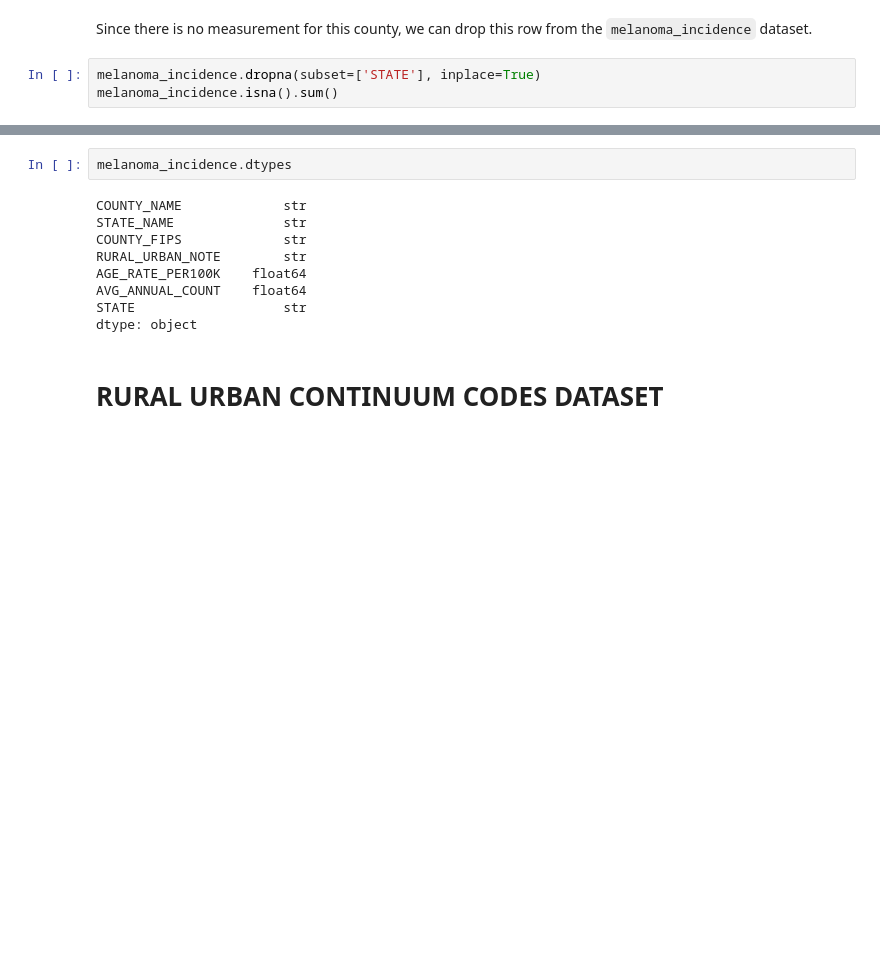
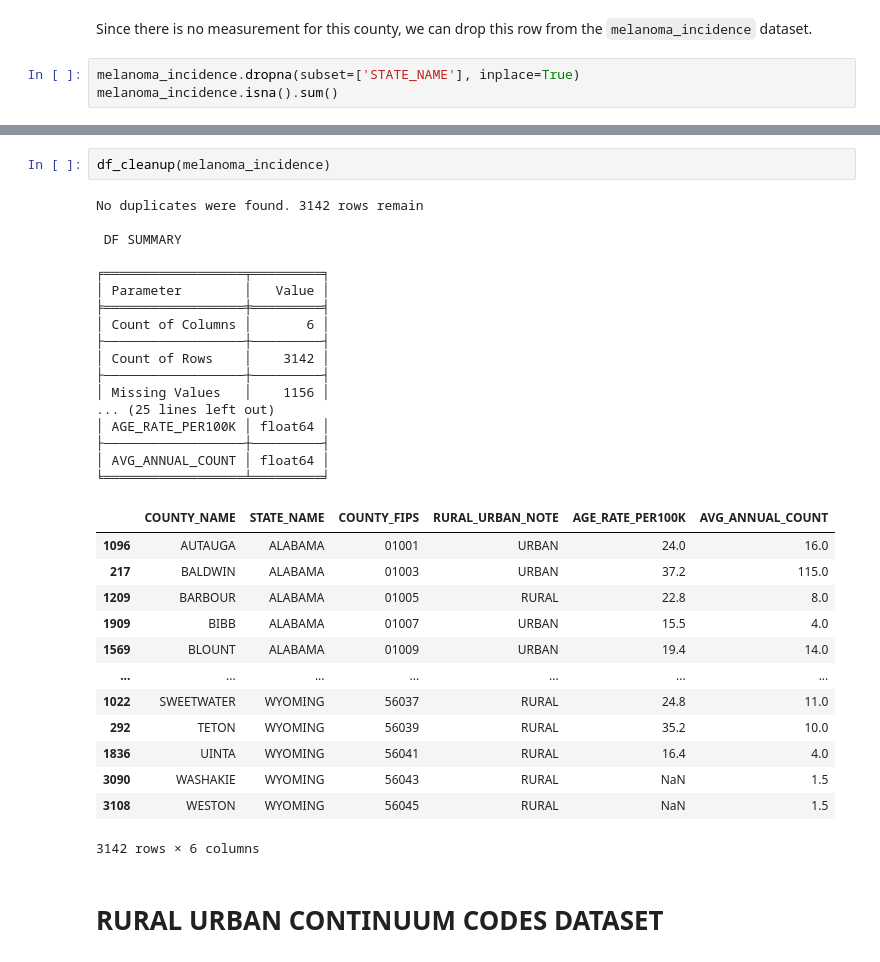
Before and after one commit to brytner/uv-exposure-melanoma-incidence-analysis, a Jupyter notebook: notebook/uv-exposure-melanoma-incidence-analysis.ipynb, the cells around one changed output, grey strips where cells are left out. Cells and saved outputs as stored; diff of their text form; blank space fills up the shorter version.

```diff
--- a/notebook/uv-exposure-melanoma-incidence-analysis.ipynb
+++ b/notebook/uv-exposure-melanoma-incidence-analysis.ipynb
@@ -295,6 +357,6 @@ FIPS CODE NOT FOUND
 # %% [markdown]
 Since there is no measurement for this county, we can drop this row from the `melanoma_incidence` dataset.
 # %%
-melanoma_incidence.dropna(subset=['STATE'], inplace=True)
+melanoma_incidence.dropna(subset=['STATE_NAME'], inplace=True)
 melanoma_incidence.isna().sum()
 # %% [output]
@@ -328,15 +389,37 @@ df_insights(melanoma_incidence)
 ╘══════════════════╧═════════╛
-# %%
-melanoma_incidence.dtypes
-# %% [output]
-COUNTY_NAME             str
-STATE_NAME              str
-COUNTY_FIPS             str
-RURAL_URBAN_NOTE        str
-AGE_RATE_PER100K    float64
-AVG_ANNUAL_COUNT    float64
-STATE                   str
-dtype: object
+# %%
+df_cleanup(melanoma_incidence)
+# %% [output]
+No duplicates were found. 3142 rows remain
+
+ DF SUMMARY
+
+╒══════════════════╤═════════╕
+│ Parameter        │   Value │
+╞══════════════════╪═════════╡
+│ Count of Columns │       6 │
+├──────────────────┼─────────┤
+│ Count of Rows    │    3142 │
+├──────────────────┼─────────┤
+│ Missing Values   │    1156 │
+... (25 lines left out)
+│ AGE_RATE_PER100K │ float64 │
+├──────────────────┼─────────┤
+│ AVG_ANNUAL_COUNT │ float64 │
+╘══════════════════╧═════════╛
+|  | COUNTY_NAME | STATE_NAME | COUNTY_FIPS | RURAL_URBAN_NOTE | AGE_RATE_PER100K | AVG_ANNUAL_COUNT |
+| 1096 | AUTAUGA | ALABAMA | 01001 | URBAN | 24.0 | 16.0 |
+| 217 | BALDWIN | ALABAMA | 01003 | URBAN | 37.2 | 115.0 |
+| 1209 | BARBOUR | ALABAMA | 01005 | RURAL | 22.8 | 8.0 |
+| 1909 | BIBB | ALABAMA | 01007 | URBAN | 15.5 | 4.0 |
+| 1569 | BLOUNT | ALABAMA | 01009 | URBAN | 19.4 | 14.0 |
+| ... | ... | ... | ... | ... | ... | ... |
+| 1022 | SWEETWATER | WYOMING | 56037 | RURAL | 24.8 | 11.0 |
+| 292 | TETON | WYOMING | 56039 | RURAL | 35.2 | 10.0 |
+| 1836 | UINTA | WYOMING | 56041 | RURAL | 16.4 | 4.0 |
+| 3090 | WASHAKIE | WYOMING | 56043 | RURAL | NaN | 1.5 |
+| 3108 | WESTON | WYOMING | 56045 | RURAL | NaN | 1.5 |
+3142 rows × 6 columns
 # %% [markdown]
 # RURAL URBAN CONTINUUM CODES DATASET
 # %%
```
Also changed, not shown: parts of 16 cells of this notebook.
